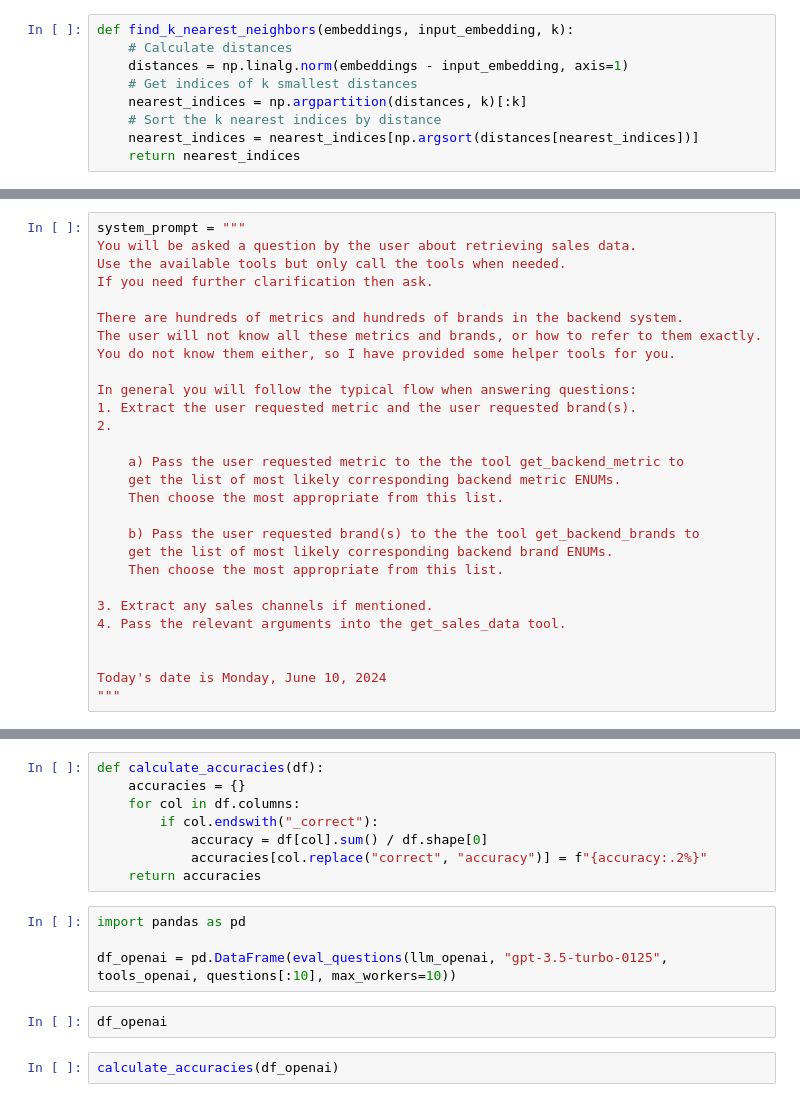
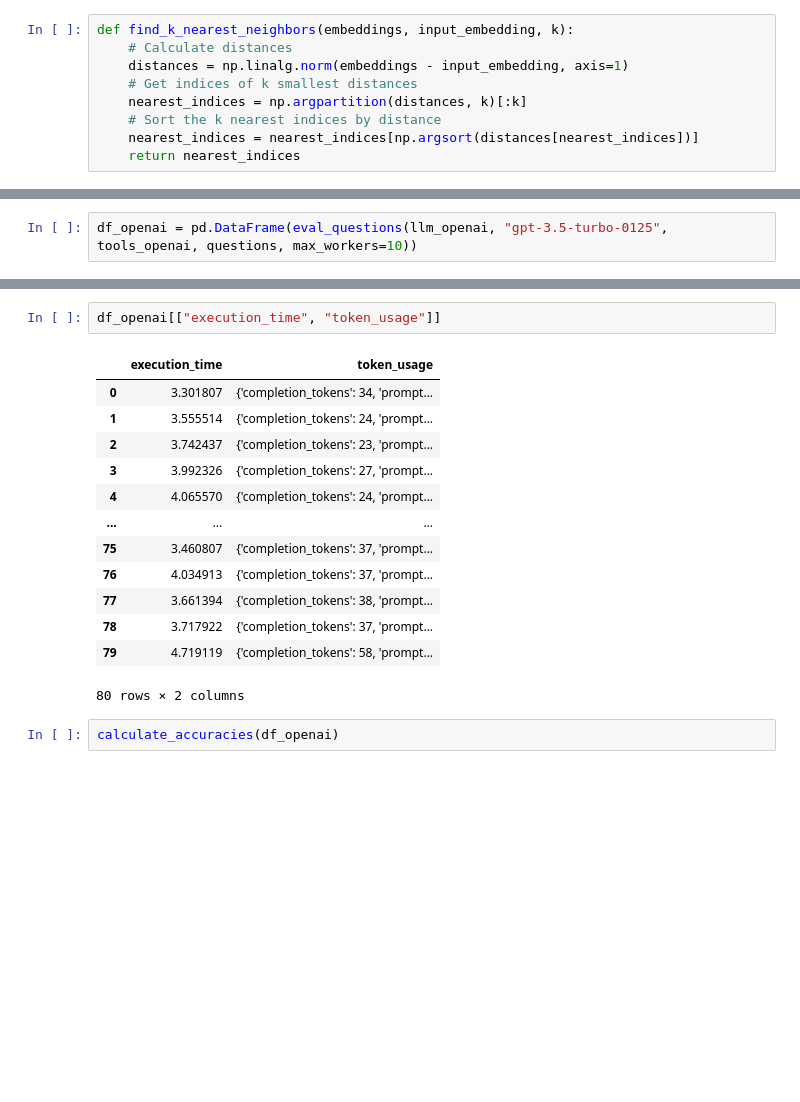
Before and after one commit to DrChrisLevy/DrChrisLevy.github.io, a Jupyter notebook: posts/anthropic/anthropic.ipynb, the cells around one changed output, grey strips where cells are left out. Drawn from its saved outputs; the diff is of its cells as text; blank space fills up the shorter version.

```diff
--- a/posts/anthropic/anthropic.ipynb
+++ b/posts/anthropic/anthropic.ipynb
@@ -579,29 +974,3 @@ get_backend_brands(["shopify", "nike"])
 # %%
-system_prompt = """
-You will be asked a question by the user about retrieving sales data.
-Use the available tools but only call the tools when needed.
-If you need further clarification then ask.
-
-There are hundreds of metrics and hundreds of brands in the backend system.
-The user will not know all these metrics and brands, or how to refer to them exactly.
-You do not know them either, so I have provided some helper tools for you.
-
-In general you will follow the typical flow when answering questions:
-1. Extract the user requested metric and the user requested brand(s).
-2.
-
-    a) Pass the user requested metric to the the tool get_backend_metric to
-    get the list of most likely corresponding backend metric ENUMs.
-    Then choose the most appropriate from this list.
-
-    b) Pass the user requested brand(s) to the the tool get_backend_brands to
-    get the list of most likely corresponding backend brand ENUMs.
-    Then choose the most appropriate from this list.
-
-3. Extract any sales channels if mentioned.
-4. Pass the relevant arguments into the get_sales_data tool.
-
-
-Today's date is Monday, June 10, 2024
-"""
+df_openai = pd.DataFrame(eval_questions(llm_openai, "gpt-3.5-turbo-0125", tools_openai, questions, max_workers=10))
 # %%
@@ -659,17 +984,19 @@ def eval_questions(llm, model, tools, questions: list[dict], max_workers=10):
 # %%
-def calculate_accuracies(df):
-    accuracies = {}
-    for col in df.columns:
-        if col.endswith("_correct"):
-            accuracy = df[col].sum() / df.shape[0]
-            accuracies[col.replace("correct", "accuracy")] = f"{accuracy:.2%}"
-    return accuracies
+df_openai[["execution_time", "token_usage"]]
+# %% [output]
+|  | execution_time | token_usage |
+| 0 | 3.301807 | {'completion_tokens': 34, 'prompt... |
+| 1 | 3.555514 | {'completion_tokens': 24, 'prompt... |
+| 2 | 3.742437 | {'completion_tokens': 23, 'prompt... |
+| 3 | 3.992326 | {'completion_tokens': 27, 'prompt... |
+| 4 | 4.065570 | {'completion_tokens': 24, 'prompt... |
+| ... | ... | ... |
+| 75 | 3.460807 | {'completion_tokens': 37, 'prompt... |
+| 76 | 4.034913 | {'completion_tokens': 37, 'prompt... |
+| 77 | 3.661394 | {'completion_tokens': 38, 'prompt... |
+| 78 | 3.717922 | {'completion_tokens': 37, 'prompt... |
+| 79 | 4.719119 | {'completion_tokens': 58, 'prompt... |
+80 rows × 2 columns
-# %%
-import pandas as pd
-
-df_openai = pd.DataFrame(eval_questions(llm_openai, "gpt-3.5-turbo-0125", tools_openai, questions[:10], max_workers=10))
-# %%
-df_openai
 # %%
 calculate_accuracies(df_openai)
 # %%
```
Also changed, not shown: parts of 76 cells of this notebook, 1 other file.
